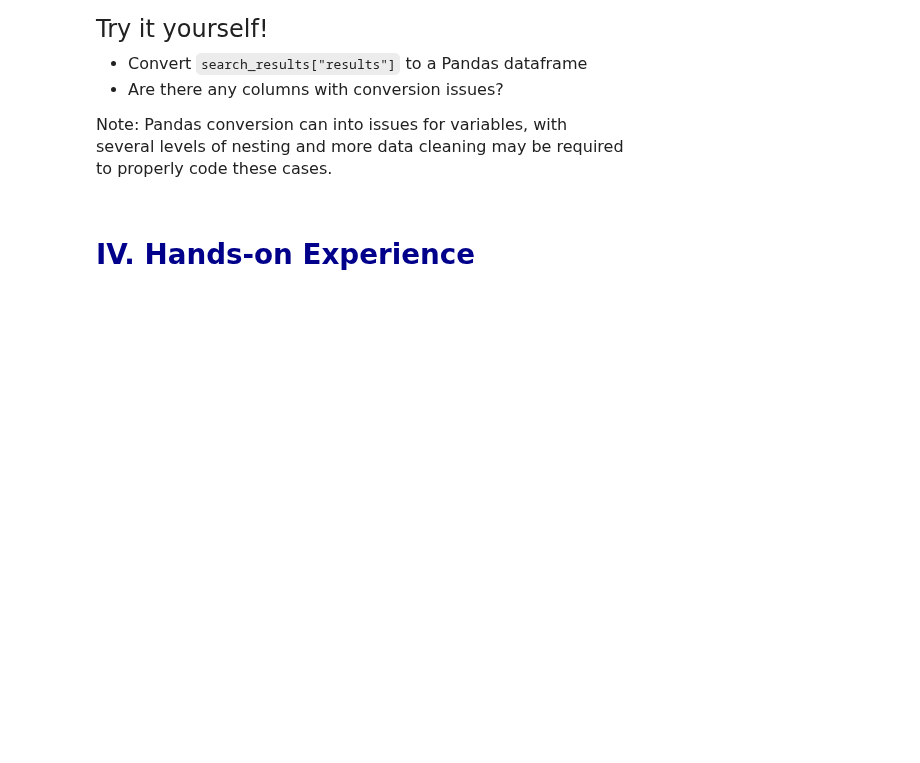
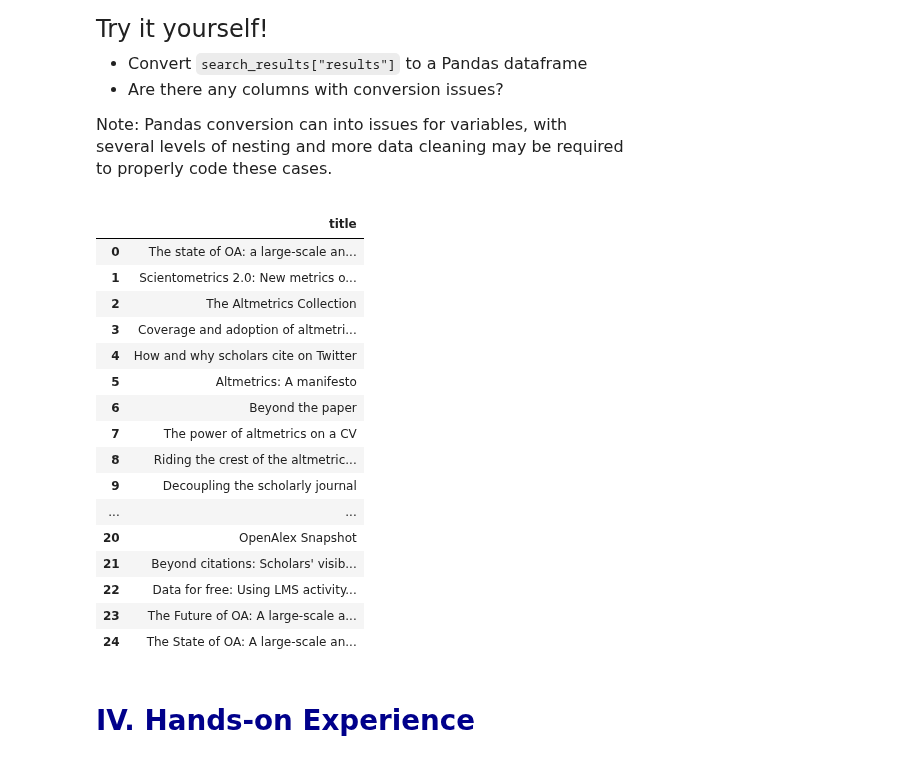
Before and after one commit to xueqiancheng8/datasci530fall2026, a Jupyter notebook: Lecture 05/Lecture 5b - APIs and JSON.ipynb, the cells around one changed output. Saved outputs shown, nothing was run; the diff lists cells and outputs as text; code cells hidden in the pictures; blank space fills up the shorter version.

```diff
--- a/Lecture 05/Lecture 5b - APIs and JSON.ipynb
+++ b/Lecture 05/Lecture 5b - APIs and JSON.ipynb
@@ -295,0 +300,6 @@ search results.
+# %%
+# Write your own code
+
+titles = jmespath.search('results[*].title', search_results)
+# search_results is a variable created earlier, [*] means pick all items
+print(titles)
@@ -308,6 +320,27 @@ several levels of nesting and more data cleaning may be required <br>
 to properly code these cases.
 # %%
 # Write your own code
+
+df_titles = pd.DataFrame(titles, columns=["title"])
+df_titles
+# %% [output]
+|  | title |
+| 0 | The state of OA: a large-scale an... |
+| 1 | Scientometrics 2.0: New metrics o... |
+| 2 | The Altmetrics Collection |
+| 3 | Coverage and adoption of altmetri... |
+| 4 | How and why scholars cite on Twitter |
+| 5 | Altmetrics: A manifesto |
+| 6 | Beyond the paper |
+| 7 | The power of altmetrics on a CV |
+| 8 | Riding the crest of the altmetric... |
+| 9 | Decoupling the scholarly journal |
+| ... | ... |
+| 20 | OpenAlex Snapshot |
+| 21 | Beyond citations: Scholars' visib... |
+| 22 | Data for free: Using LMS activity... |
+| 23 | The Future of OA: A large-scale a... |
+| 24 | The State of OA: A large-scale an... |
 # %% [markdown]
 # <span style="color:darkblue"> IV. Hands-on Experience </span>
 # %% [markdown]
```
Also changed, not shown: parts of 5 cells of this notebook, 2 other files.
